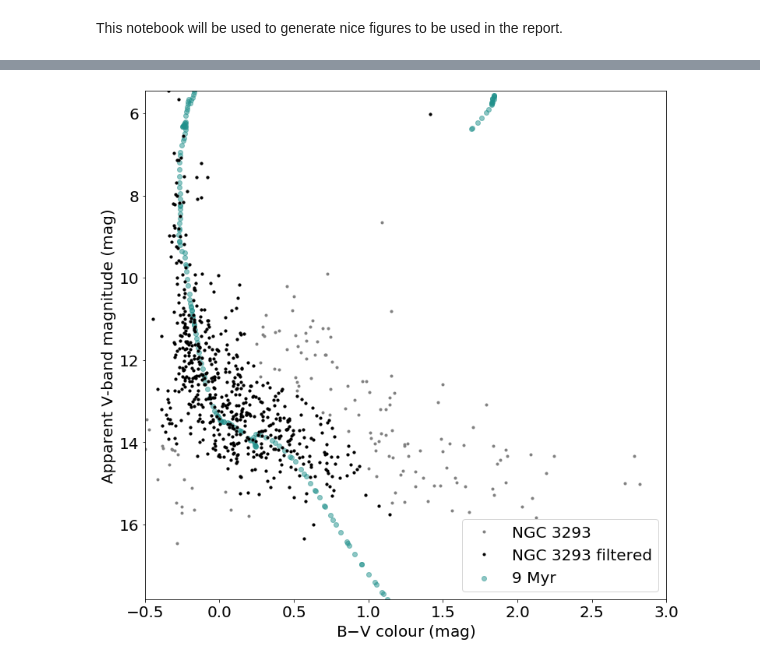
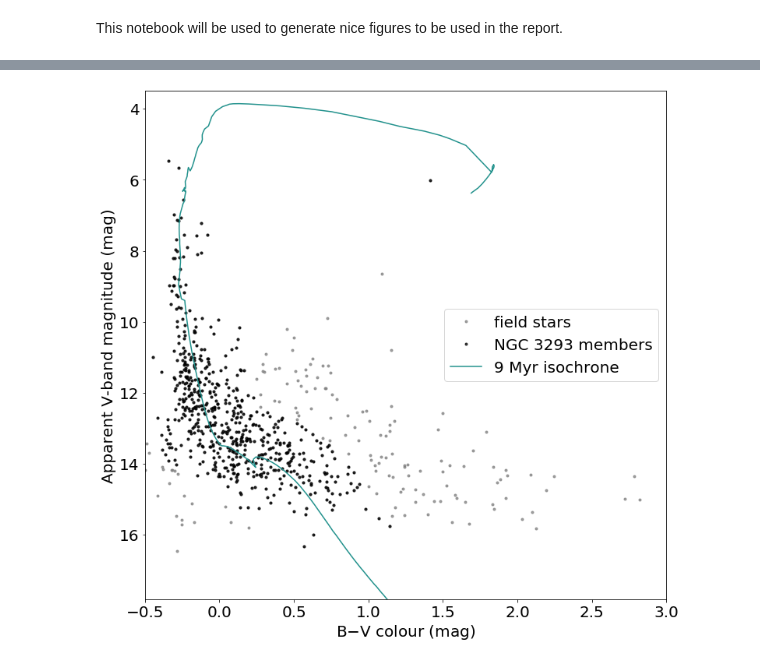
Before and after one commit to cedliang/ASP3231-Project-NGC-3293-, a Jupyter notebook: src/figures/figures.ipynb, the cells around one changed output, grey strips where cells are left out. Drawn from its saved outputs; the diff is of its cells as text; code cells hidden in the pictures.

```diff
--- a/src/figures/figures.ipynb
+++ b/src/figures/figures.ipynb
@@ -13,4 +15,4 @@ The following code will generate the isochrone figures.
 # %%
 from astropy.table import QTable
 
-mags = QTable.read("obj_magnitudes.ecsv", format='ascii.ecsv')
+mags = QTable.read("../obj_magnitudes.ecsv", format='ascii.ecsv')
@@ -30,7 +36,7 @@ class isochroneclass:
 # %%
 # Adapted from Girardi_UBVRI.ipynb on Moodle
 
-fnames = ['isochrones/output545039620091_1e7_1e8.dat','isochrones/output410618231006_1e6_to_15e6.dat']
+fnames = ['../isochrones/output545039620091_1e7_1e8.dat','../isochrones/output410618231006_1e6_to_15e6.dat']
 isochrones = {}
 
 for fname in fnames:
@@ -106,7 +118,7 @@ plt.show()
 # %%
 import csv
 removed_ids = []
-with open('removed_ids.dat') as f:
+with open('../removed_ids.dat') as f:
     reader = csv.reader(f,delimiter='\n')
     for row in reader:
         row = row[0].strip(' ').strip(',')
@@ -118,35 +134,35 @@ BV_filtered = [mags['Bmag'][i] - mags['Vmag'][i] - reddening for i in range(len(
 # %%
 offset = 11.8
 
 # isochrone of age = 9 Myr (10**age = 9*10**6).
 age = 6.95424
 
 fig, ax = plt.subplots(figsize = (12,12))
 
 plt.rcParams.update({'font.size': 20})
-plt.plot(px, py, '.', color='gray',label='NGC 3293')
-plt.plot(BV_filtered, Mv_filtered, '.', color='black',label='NGC 3293 filtered')
+plt.plot(px, py, '.', color='gray',label='field stars',alpha=0.75)
+plt.plot(BV_filtered, Mv_filtered, '.', color='black',label='NGC 3293 members',alpha=0.75)
 
 
 BV=np.array(isochrones[age].B)-np.array(isochrones[age].V)
 offsetV = np.array(isochrones[age].V) + offset
 
-plt.scatter(BV, offsetV, color=colors[2], label='{:.0f} Myr'.format(10**(age-6)),alpha=0.5)
+plt.plot(BV, offsetV, color=colors[2], label='{:.0f} Myr isochrone'.format(10**(age-6)))
 
 plt.xlabel('B$-$V colour (mag)')
 plt.ylabel('Apparent V-band magnitude (mag)')
 
 # set y-axis limits so we can see the stars
-plt.ylim(min(py),max(py))
+plt.ylim(3.5,max(py))
 plt.xlim(-0.5,3)
 
 # invert y-axis so brighter stars are at the top
 ax.invert_yaxis()
 
 plt.legend()
 
 plt.savefig('best_fit_isochrone_with_filtering.pdf')
 
 plt.show()
 # %% [output]
-[figure, old version]
+[figure, new version]
```
Also changed, not shown: parts of 20 cells of this notebook, 4 other files.
